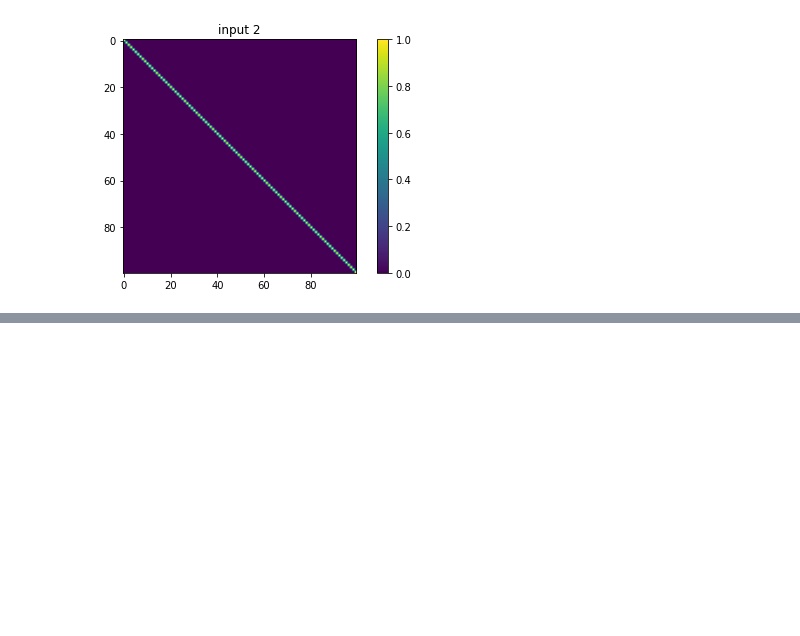
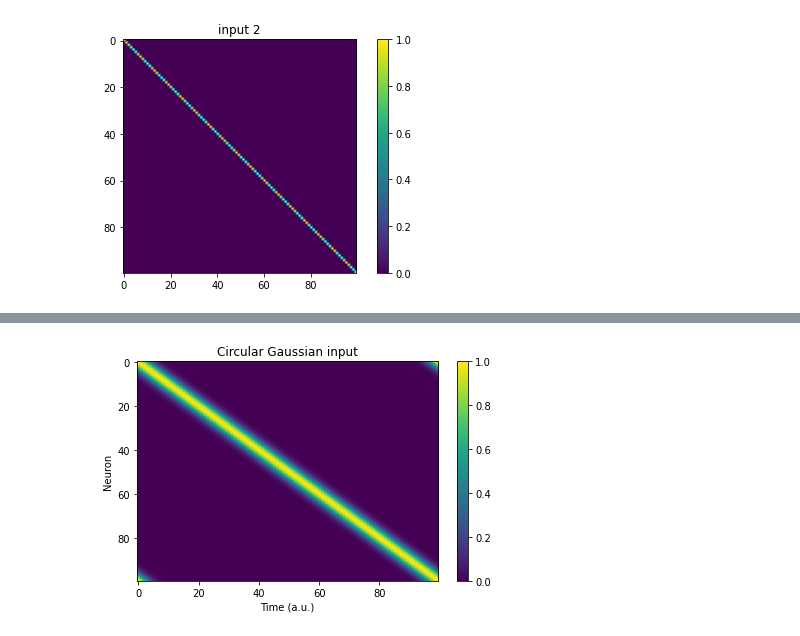
Before and after one commit to margotwagner/HCPrediction, a Jupyter notebook: notebooks/input-builder.ipynb, the cells around one changed output, grey strips where cells are left out. Drawn from its saved outputs; the diff is of its cells as text; code cells hidden in the pictures; blank space fills up the shorter version.

```diff
--- a/notebooks/input-builder.ipynb
+++ b/notebooks/input-builder.ipynb
@@ -135,0 +173,51 @@ plt.show()
+# %%
+import numpy as np
+import torch
+import matplotlib.pyplot as plt
+
+# --- params ---
+Path = "Elman_SGD/Remap_predloss/"
+N, TotalSteps, T = 100, 2000, 100  # neurons, total steps, downsampled steps
+
+# choose width: either set k (FWHM ~ k) or set sigma directly
+k = 7  # try 5–10 for N=100
+sigma = k / 2.355  # convert FWHM (k) -> sigma
+
+# optional phase shift to move bump above/below diagonal (negative = above)
+shift = 0  # e.g., -2 for a slight upward tilt
+
+# center index over time (uniformly moving around the ring)
+centers = ((np.arange(TotalSteps) * N) // TotalSteps + shift) % N  # (TotalSteps,)
+
+
+def circ_dist(i, j, N):
+    d = np.abs(i - j)
+    return np.minimum(d, N - d)
+
+
+# build Gaussian on a ring
+X = np.zeros((N, TotalSteps), dtype=np.float32)
+idx = np.arange(N)
+for t, c in enumerate(centers):
+    d = circ_dist(idx, c, N)
+    X[:, t] = np.exp(-0.5 * (d / sigma) ** 2)
+
+# normalize each time slice to [0,1] (keeps dynamic range consistent)
+X /= X.max(axis=0, keepdims=True)
+
+# downsample to T and convert to (1, T, N) for your model
+Select_T = np.arange(0, TotalSteps, TotalSteps // T, dtype=int)
+tmp = X[:, Select_T].T[None, :, :]  # (1, T, N)
+X_mini = torch.tensor(tmp.astype(np.float32))
+
+# quick plot
+plt.figure()
+plt.imshow(X_mini[0].numpy().T, aspect="auto")
+plt.colorbar()
+plt.title("Circular Gaussian input")
+plt.ylabel("Neuron")
+plt.xlabel("Time (a.u.)")
+plt.tight_layout()
+plt.show()
+# %% [output]
+[figure, added]
```
Also changed, not shown: parts of 3 cells of this notebook, 2 other files.
